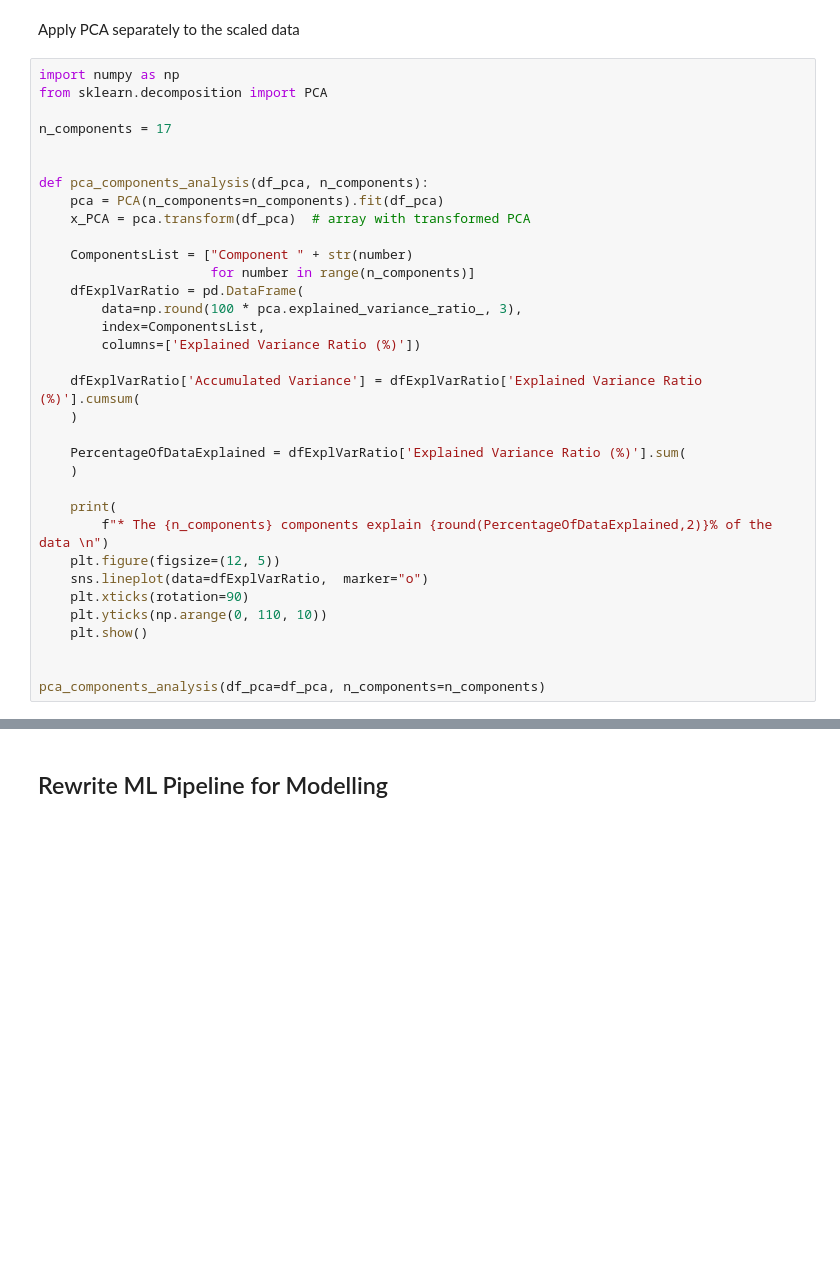
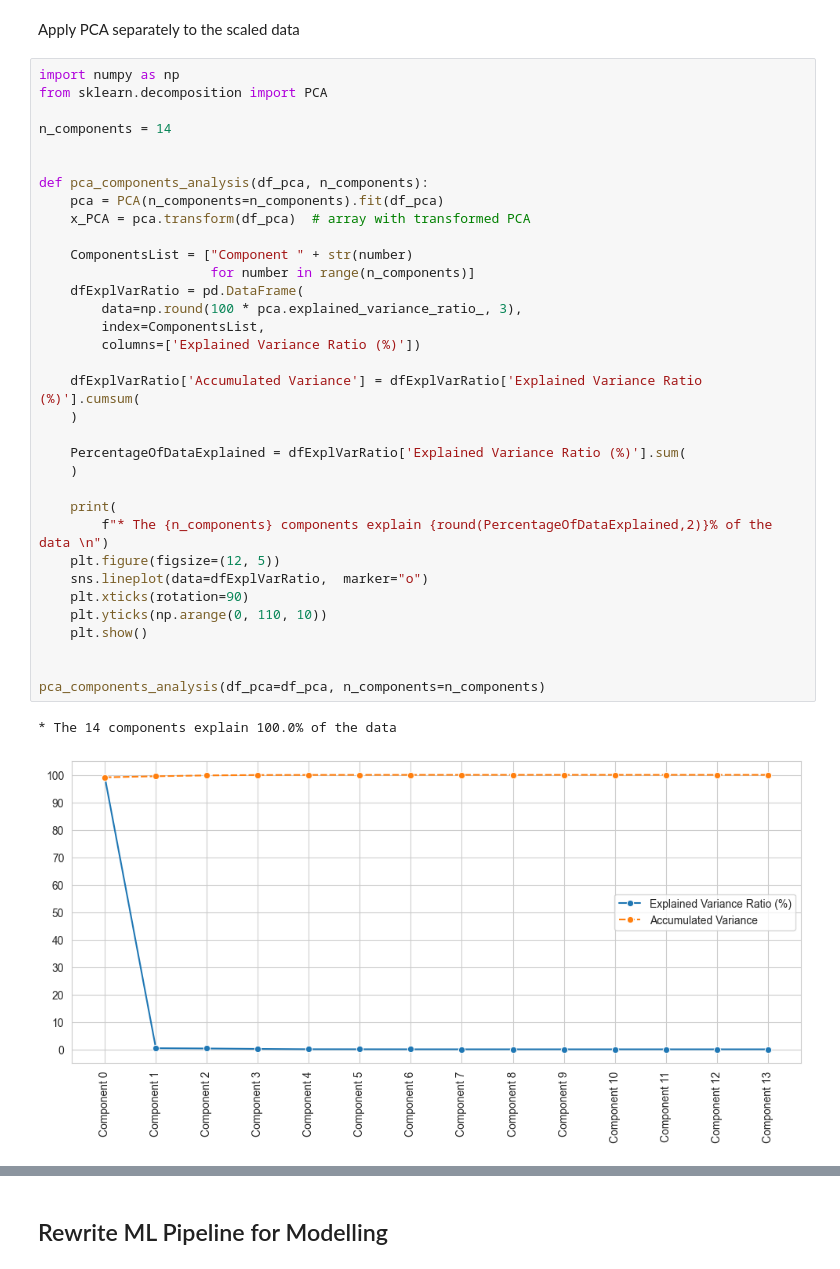
Before and after one commit to rimanfarhood/HeritageHousePrediction, a Jupyter notebook: jupyter_notebooks/05 - Modeling and Evaluation - Predict SalePrice.ipynb, the cells around one changed output, grey strips where cells are left out. Saved outputs shown, nothing was run; the diff lists cells and outputs as text; blank space fills up the shorter version.

```diff
--- a/jupyter_notebooks/05 - Modeling and Evaluation - Predict SalePrice.ipynb
+++ b/jupyter_notebooks/05 - Modeling and Evaluation - Predict SalePrice.ipynb
@@ -495,36 +691,39 @@ Apply PCA separately to the scaled data
 import numpy as np
 from sklearn.decomposition import PCA
 
-n_components = 17
+n_components = 14
 
 
 def pca_components_analysis(df_pca, n_components):
     pca = PCA(n_components=n_components).fit(df_pca)
     x_PCA = pca.transform(df_pca)  # array with transformed PCA
 
     ComponentsList = ["Component " + str(number)
                       for number in range(n_components)]
     dfExplVarRatio = pd.DataFrame(
         data=np.round(100 * pca.explained_variance_ratio_, 3),
         index=ComponentsList,
         columns=['Explained Variance Ratio (%)'])
 
     dfExplVarRatio['Accumulated Variance'] = dfExplVarRatio['Explained Variance Ratio (%)'].cumsum(
     )
 
     PercentageOfDataExplained = dfExplVarRatio['Explained Variance Ratio (%)'].sum(
     )
 
     print(
         f"* The {n_components} components explain {round(PercentageOfDataExplained,2)}% of the data \n")
     plt.figure(figsize=(12, 5))
     sns.lineplot(data=dfExplVarRatio,  marker="o")
     plt.xticks(rotation=90)
     plt.yticks(np.arange(0, 110, 10))
     plt.show()
 
 
 pca_components_analysis(df_pca=df_pca, n_components=n_components)
+# %% [output]
+* The 14 components explain 100.0% of the data
+[figure, added]
 # %%
 n_components = 7
 pca_components_analysis(df_pca=df_pca, n_components=n_components)
```
Also changed, not shown: parts of 60 cells of this notebook, 19 other files.
